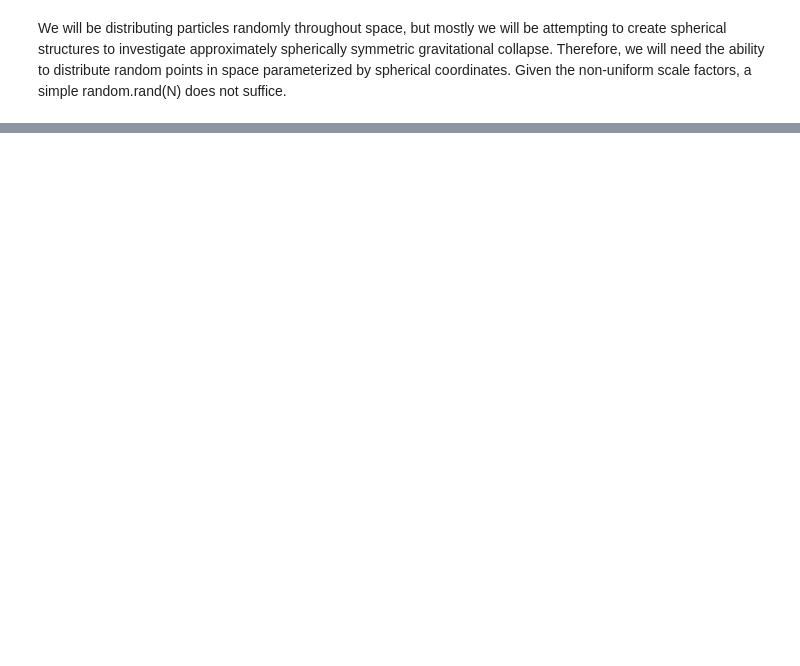
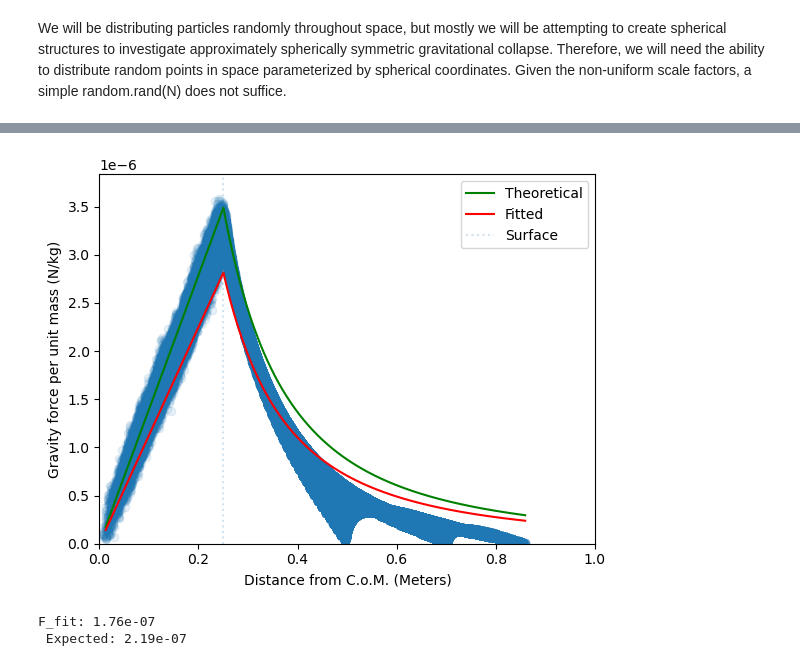
Before and after one commit to sam-vasquez/PM-Stellar-Collapse, a Jupyter notebook: Final Project Redone.ipynb, the cells around one changed output, grey strips where cells are left out. Saved outputs shown, nothing was run; the diff lists cells and outputs as text; code cells hidden in the pictures; blank space fills up the shorter version.

```diff
--- a/Final Project Redone.ipynb
+++ b/Final Project Redone.ipynb
@@ -69,0 +695,6 @@ plt.show()
+# %%
+sim.display_forces(fit_forces)
+# %% [output]
+[figure, added]
+F_fit: 1.76e-07
+ Expected: 2.19e-07
```
Also changed, not shown: parts of 33 cells of this notebook.
